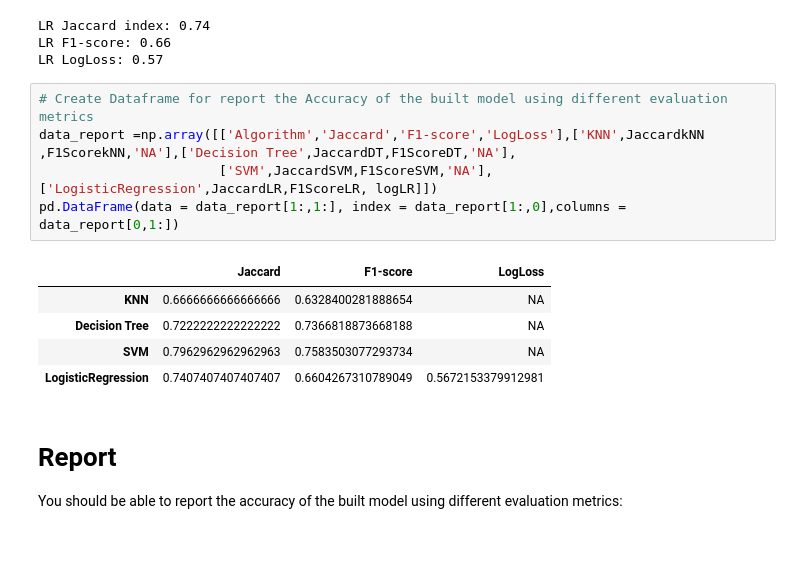
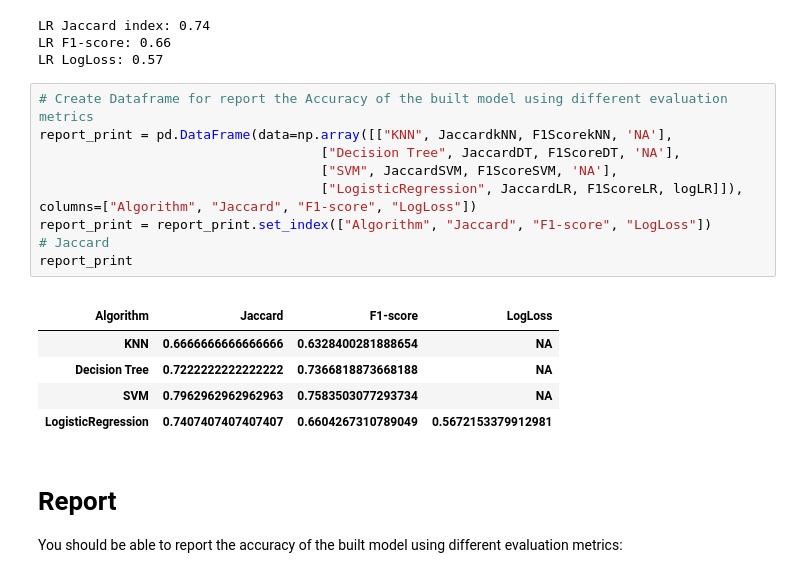
Before and after one commit to santoshhyadav/Coursera-IBM-Capstone-Project, a Jupyter notebook: Best Classifier Project.ipynb, the cells around one changed output. Saved outputs shown, nothing was run; the diff lists cells and outputs as text; blank space fills up the shorter version.

```diff
--- a/Best Classifier Project.ipynb
+++ b/Best Classifier Project.ipynb
@@ -581,11 +581,16 @@ LR F1-score: 0.66
 LR LogLoss: 0.57
 # %%
 # Create Dataframe for report the Accuracy of the built model using different evaluation metrics
-data_report =np.array([['Algorithm','Jaccard','F1-score','LogLoss'],['KNN',JaccardkNN ,F1ScorekNN,'NA'],['Decision Tree',JaccardDT,F1ScoreDT,'NA'],
-                       ['SVM',JaccardSVM,F1ScoreSVM,'NA'], ['LogisticRegression',JaccardLR,F1ScoreLR, logLR]])
-pd.DataFrame(data = data_report[1:,1:], index = data_report[1:,0],columns = data_report[0,1:])
+report_print = pd.DataFrame(data=np.array([["KNN", JaccardkNN, F1ScorekNN, 'NA'],
+                                    ["Decision Tree", JaccardDT, F1ScoreDT, 'NA'],
+                                    ["SVM", JaccardSVM, F1ScoreSVM, 'NA'],
+                                    ["LogisticRegression", JaccardLR, F1ScoreLR, logLR]]), columns=["Algorithm", "Jaccard", "F1-score", "LogLoss"])
+report_print = report_print.set_index(["Algorithm", "Jaccard", "F1-score", "LogLoss"])
+# Jaccard
+report_print
 # %% [output]
-|  | Jaccard | F1-score | LogLoss |
+|  |  |  |  |
+| Algorithm | Jaccard | F1-score | LogLoss |
 | KNN | 0.6666666666666666 | 0.6328400281888654 | NA |
 | Decision Tree | 0.7222222222222222 | 0.7366818873668188 | NA |
 | SVM | 0.7962962962962963 | 0.7583503077293734 | NA |
```
Also changed, not shown: parts of 2 cells of this notebook.
